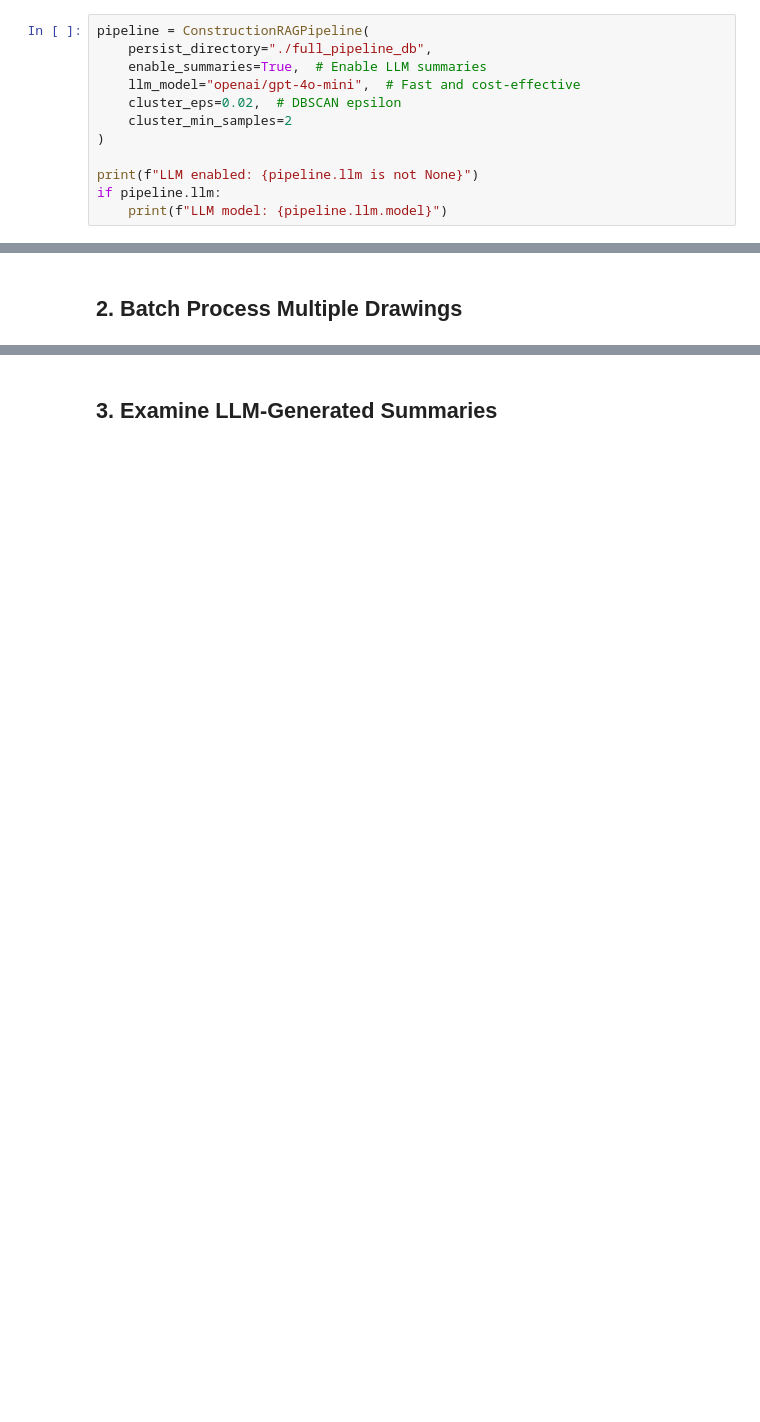
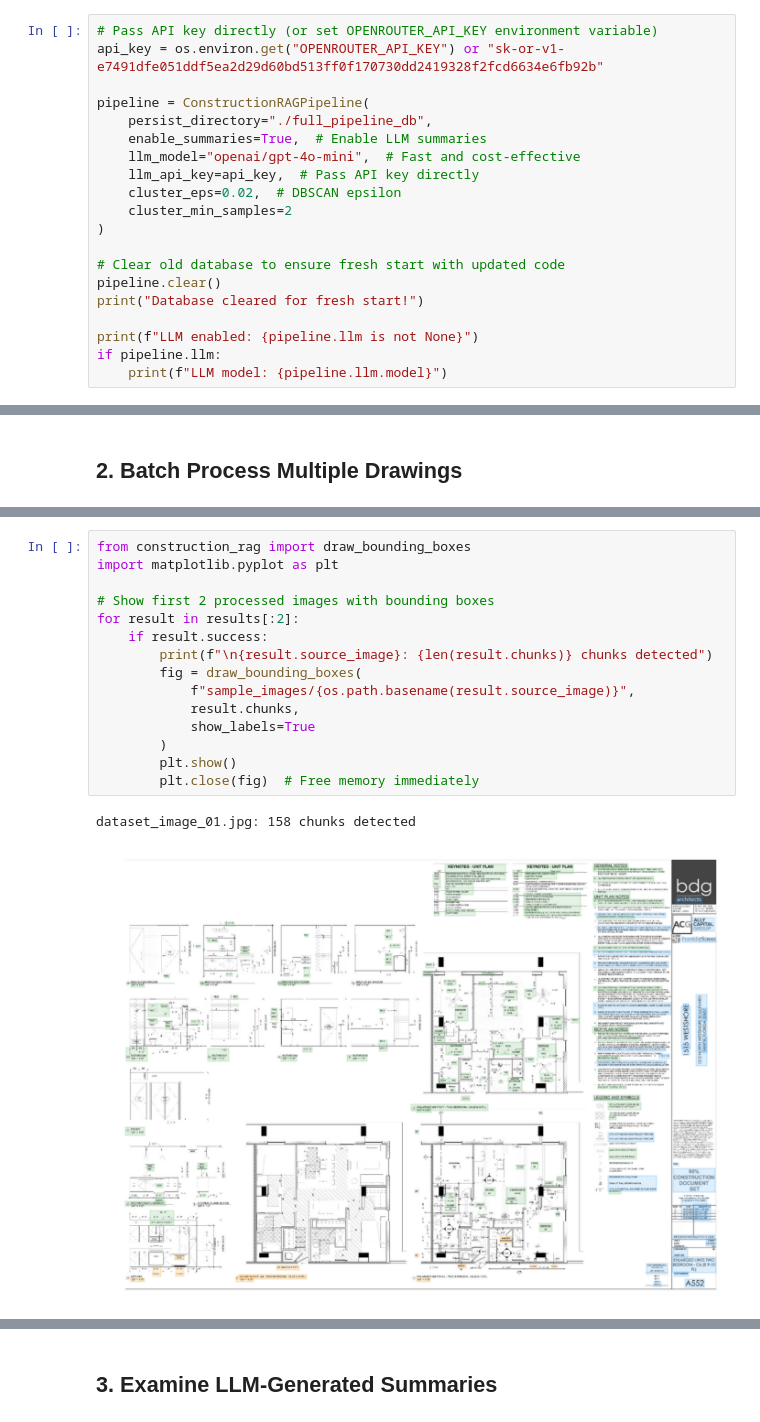
Before and after one commit to noelalexjoseph/CD-SemanticChunker, a Jupyter notebook: examples/02_full_pipeline.ipynb, the cells around one changed output, grey strips where cells are left out. Cells and saved outputs as stored; diff of their text form; blank space fills up the shorter version.

```diff
--- a/examples/02_full_pipeline.ipynb
+++ b/examples/02_full_pipeline.ipynb
@@ -22,14 +30,22 @@ print(f"OpenRouter API key: {'Set ✓' if api_key else 'Not set ✗'}")
 # %% [markdown]
 ## 1. Initialize Pipeline with LLM Support
 # %%
+# Pass API key directly (or set OPENROUTER_API_KEY environment variable)
+api_key = os.environ.get("OPENROUTER_API_KEY") or "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"
+
 pipeline = ConstructionRAGPipeline(
     persist_directory="./full_pipeline_db",
     enable_summaries=True,  # Enable LLM summaries
     llm_model="openai/gpt-4o-mini",  # Fast and cost-effective
+    llm_api_key=api_key,  # Pass API key directly
     cluster_eps=0.02,  # DBSCAN epsilon
     cluster_min_samples=2
 )
 
+# Clear old database to ensure fresh start with updated code
+pipeline.clear()
+print("Database cleared for fresh start!")
+
 print(f"LLM enabled: {pipeline.llm is not None}")
 if pipeline.llm:
     print(f"LLM model: {pipeline.llm.model}")
@@ -48,0 +136,18 @@ results = pipeline.process_batch(image_paths, verbose=True)
+# %%
+from construction_rag import draw_bounding_boxes
+import matplotlib.pyplot as plt
+
+# Show first 2 processed images with bounding boxes
+for result in results[:2]:
+    if result.success:
+        print(f"\n{result.source_image}: {len(result.chunks)} chunks detected")
+        fig = draw_bounding_boxes(
+            f"sample_images/{os.path.basename(result.source_image)}",
+            result.chunks,
+            show_labels=True
+        )
+        plt.show()
+        plt.close(fig)  # Free memory immediately
+# %% [output]
+dataset_image_01.jpg: 158 chunks detected
+[figure, added]
```
Also changed, not shown: parts of 14 cells of this notebook, 52 other files.
